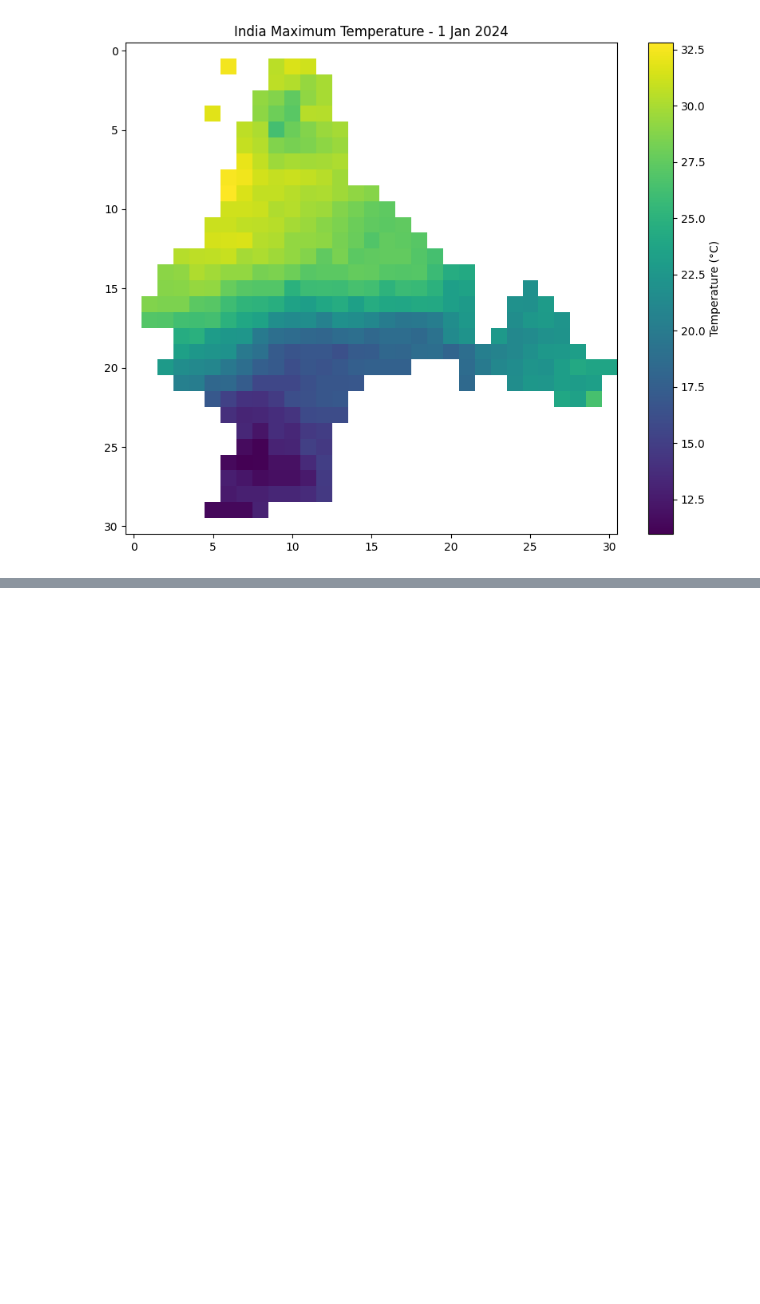
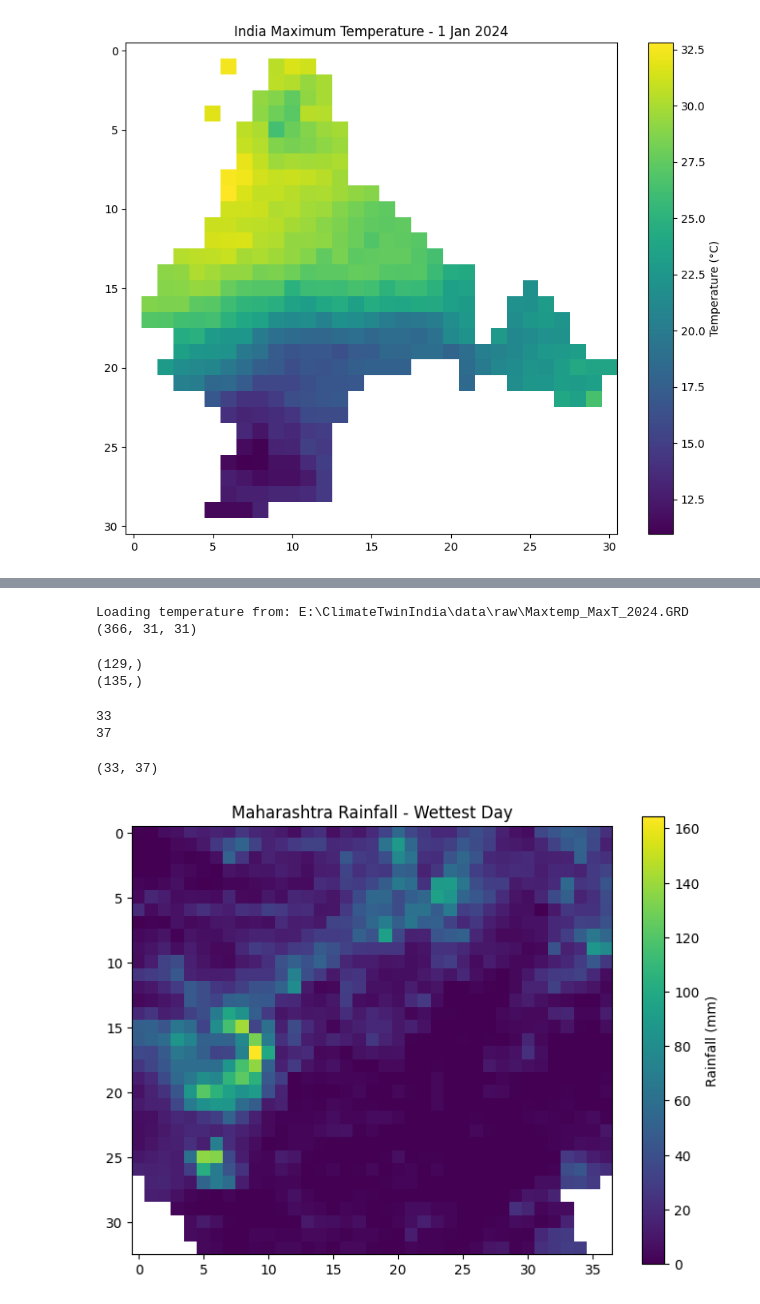
Before and after one commit to aadityat23/ClimateTwinIndia, a Jupyter notebook: notebooks/01_imd_exploration.ipynb, the cells around one changed output, grey strips where cells are left out. Cells and saved outputs as stored; diff of their text form; code cells hidden in the pictures; blank space fills up the shorter version.

Commit message:
Day 2: ingestion pipeline and Maharashtra extraction completed

```diff
--- a/notebooks/01_imd_exploration.ipynb
+++ b/notebooks/01_imd_exploration.ipynb
@@ -233,0 +298,71 @@ plt.show()
+# %%
+from src.ingest import load_temperature
+
+temp = load_temperature()
+
+print(temp.shape)
+# %% [output]
+Loading temperature from: E:\ClimateTwinIndia\data\raw\Maxtemp_MaxT_2024.GRD
+(366, 31, 31)
+# %%
+from src.region import (
+    get_rainfall_latitudes,
+    get_rainfall_longitudes
+)
+
+latitudes = get_rainfall_latitudes()
+longitudes = get_rainfall_longitudes()
+
+print(latitudes.shape)
+print(longitudes.shape)
+# %% [output]
+(129,)
+(135,)
+# %%
+lat_mask = (
+    (latitudes >= 15)
+    &
+    (latitudes <= 23)
+)
+
+lon_mask = (
+    (longitudes >= 72)
+    &
+    (longitudes <= 81)
+)
+
+print(lat_mask.sum())
+print(lon_mask.sum())
+# %% [output]
+33
+37
+# %%
+maha_rain = rain[
+    215,
+    lat_mask,
+    :
+][:,
+    lon_mask
+]
+
+print(maha_rain.shape)
+# %% [output]
+(33, 37)
+# %%
+import matplotlib.pyplot as plt
+
+plt.figure(figsize=(8,6))
+
+plt.imshow(maha_rain)
+
+plt.colorbar(
+    label="Rainfall (mm)"
+)
+
+plt.title(
+    "Maharashtra Rainfall - Wettest Day"
+)
+
+plt.show()
+# %% [output]
+[figure, added]
```
Also changed, not shown: parts of 8 cells of this notebook, 4 other files.
